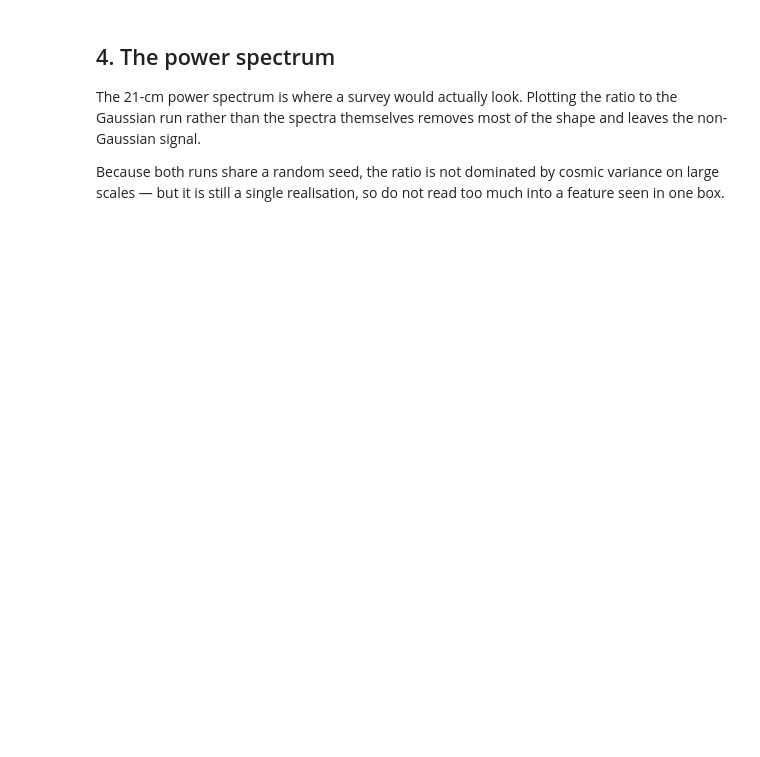
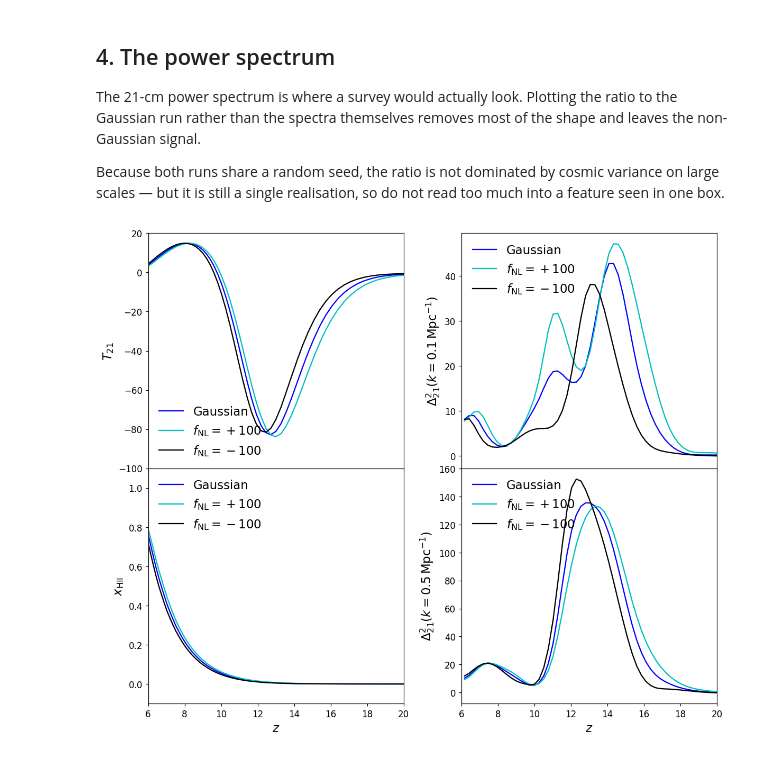
Before and after one commit to slibanore/21cmFirstCLASS_NG, a Jupyter notebook: Tutorial fNL/notebook_fNL_simulations.ipynb, the cells around one changed output. Drawn from its saved outputs; the diff is of its cells as text; code cells hidden in the pictures; blank space fills up the shorter version.

```diff
--- a/Tutorial fNL/notebook_fNL_simulations.ipynb
+++ b/Tutorial fNL/notebook_fNL_simulations.ipynb
@@ -91,3 +59,6 @@ for kcut in (1e-3, 1e-2, 1e-1, 1.0):
+# %%
+Lbox = 300.     # comoving Mpc
+Nbox = 150      # cells per side
 # %% [markdown]
 ## 2. A first pair of runs
 
@@ -100,5 +71,5 @@ substantially. Turn it on once the pipeline is working.
 # %%
-fnl_test = 200.
+fnl_test = 100.
 
 common = dict(force_mmax=0.,          # no upper mass cut on the integrals
               kcut_fnl=1e-3,          # scale-independent for this box
@@ -110,7 +81,7 @@ common = dict(force_mmax=0.,          # no upper mass cut on the integrals
               use_ld_cond=True,
               use_edg_uncond=True,
               max_epsilon=0.,
-              extra_dim_fnl=1.5)      # Orszag 3/2 de-aliasing
+              extra_dim_fnl=1.)      # Orszag 3/2 de-aliasing
 
 Gauss = rs.import_stuff(Lbox, Nbox, fnl=0.,        **common)
 NG    = rs.import_stuff(Lbox, Nbox, fnl=fnl_test,  **common)
@@ -150,11 +139,16 @@ too much into a feature seen in one box.
 # %%
 compare = [Gauss, NG, NGm]
 labels = ['Gaussian',
           rf'$f_{{\rm NL}} = +{fnl_test:.0f}$',
           rf'$f_{{\rm NL}} = -{fnl_test:.0f}$']
 
 rs.plot_compare_multi(k_vals=[0.1, 0.5],
-                      compare=compare,
-                      list_labels=labels)
+                      list_to_compare=compare,
+                      list_labels=labels,
+                      list_colors=rs.use_colors,
+                      list_ls=['-', '-', '-'],
+                      filename= 'compare_pk.png',)
+# %% [output]
+[figure, added]
 # %%
 # Coeval slices: the Gaussian box and the difference from it
```
Also changed, not shown: parts of 18 cells of this notebook, 4 other files.
